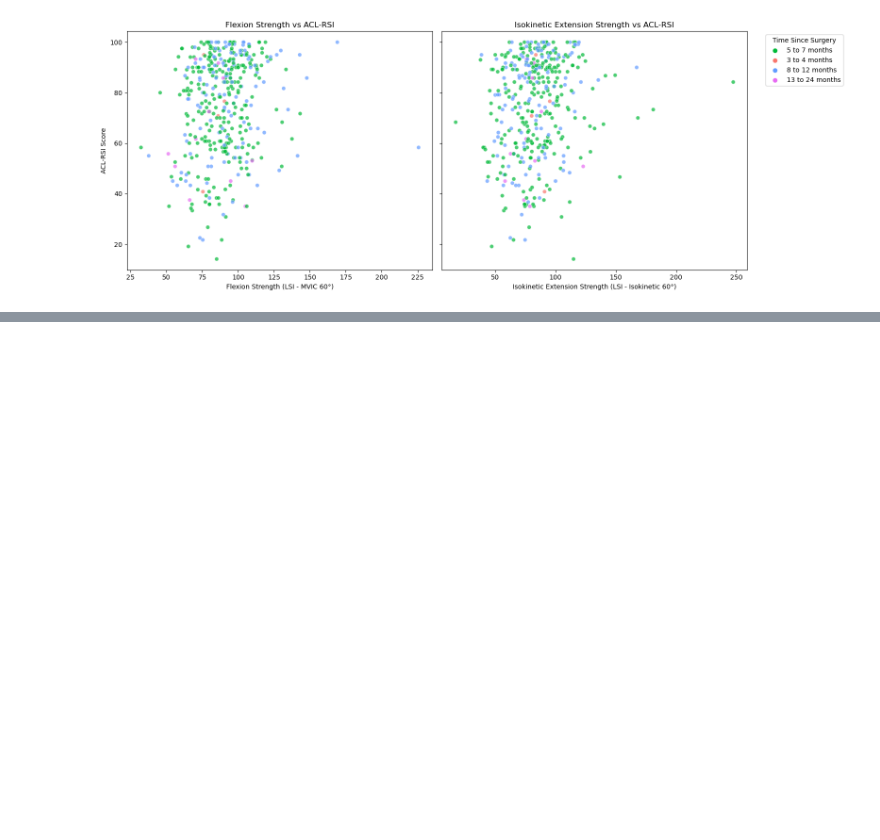
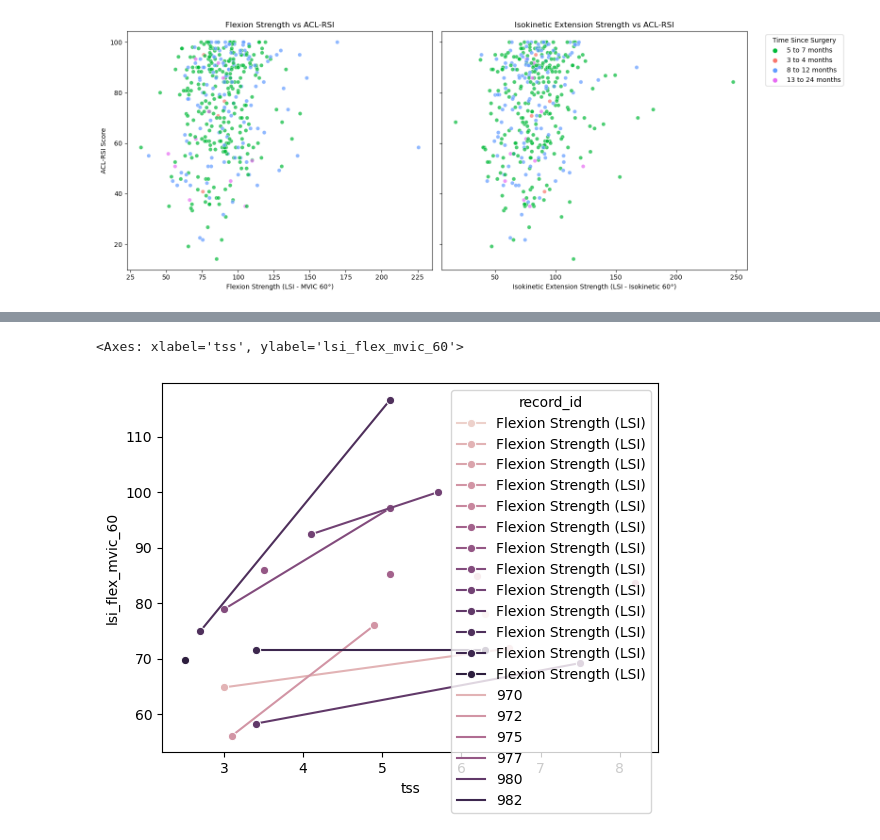
Before and after one commit to yxb8mh/finalproj, a Jupyter notebook: Initial_graphs (1).ipynb, the cells around one changed output, grey strips where cells are left out. Drawn from its saved outputs; the diff is of its cells as text; code cells hidden in the pictures; blank space fills up the shorter version.

```diff
--- a/Initial_graphs (1).ipynb
+++ b/Initial_graphs (1).ipynb
@@ -213,0 +243,13 @@ plt.show()
+# %%
+df_flex_rsi = aclr.dropna(subset=['tss', 'lsi_flex_mvic_60', 'acl_rsi', 'record_id'])
+
+# Find patients with at least 3 valid visits for those variables
+valid_counts_flex = df_flex_rsi['record_id'].value_counts()
+valid_ids_flex = valid_counts_flex[valid_counts_flex >= 3].index[:2]
+df_flex_rsi = df_flex_rsi.head(20)
+
+sns.lineplot(data=df_flex_rsi, x='lsi_flex_mvic_60', y='', label='Flexion Strength (LSI)', marker='o', hue='record_id')
+#plt.plot(df_flex_rsi['tss'], df_flex_rsi['acl_rsi'], label='ACL-RSI', marker='o', hue='record_id')
+# %% [output]
+<Axes: xlabel='tss', ylabel='lsi_flex_mvic_60'>
+[figure, added]
```
Also changed, not shown: parts of 3 cells of this notebook, 22 other files.
